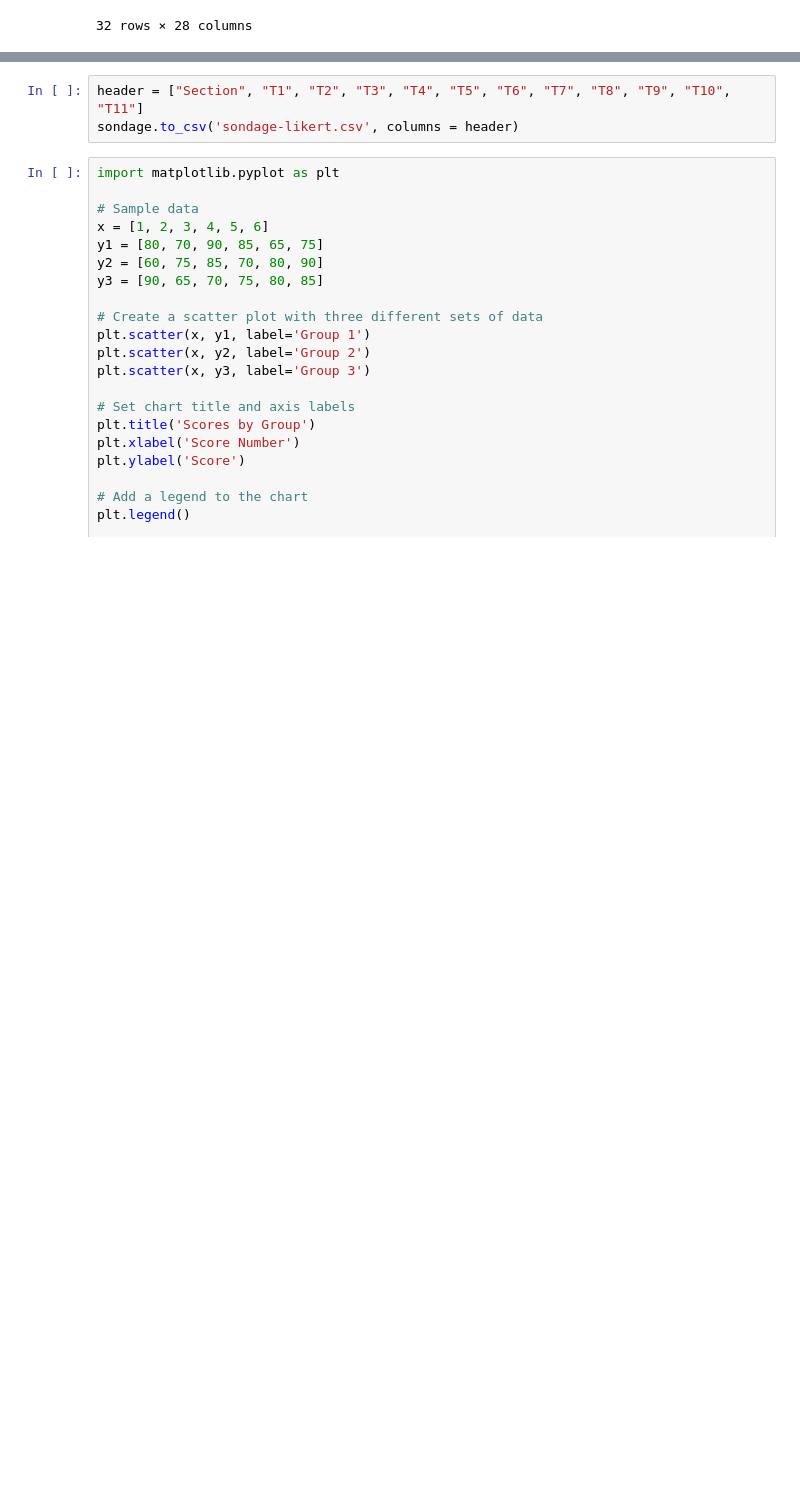
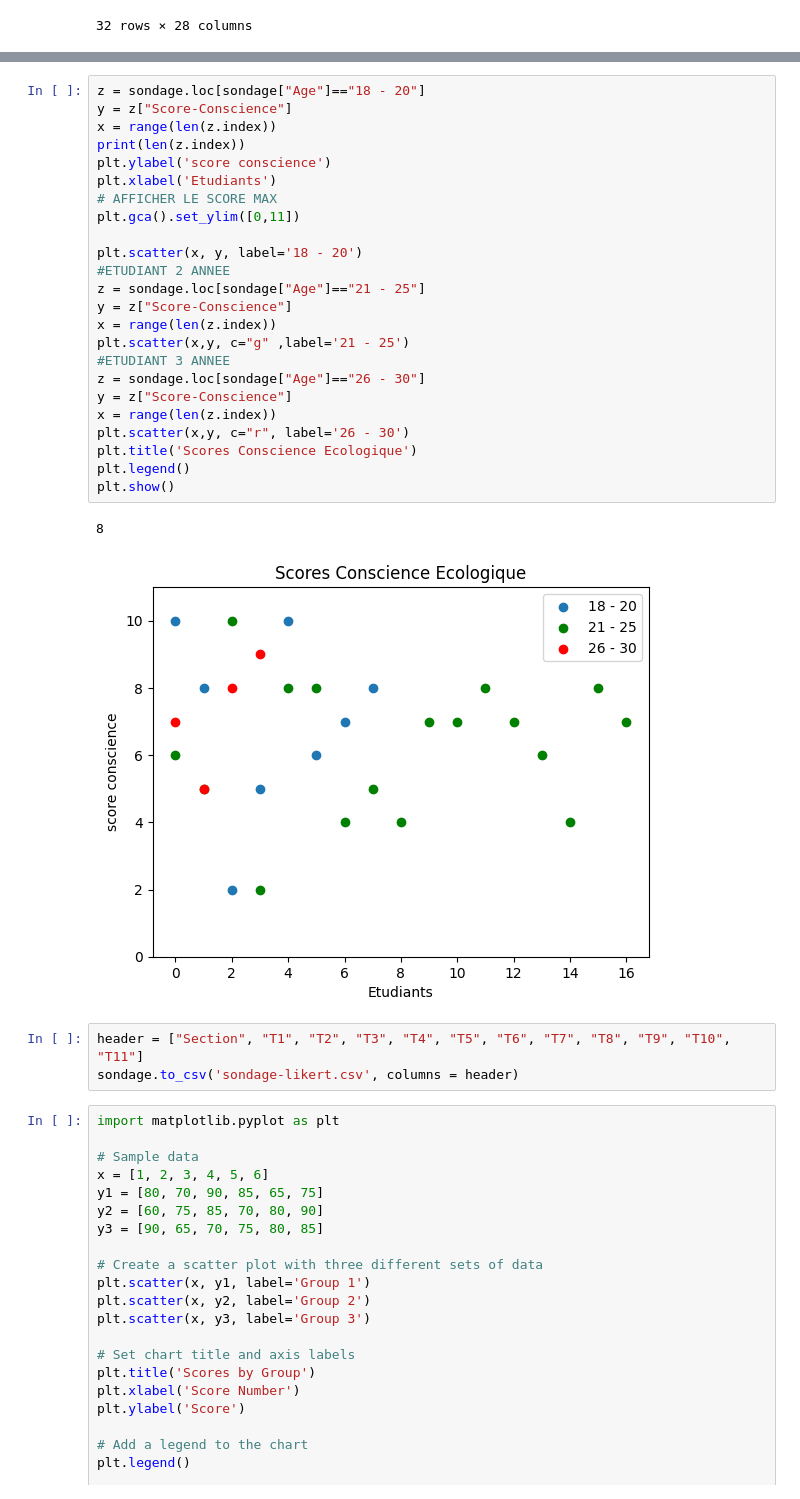
Before and after one commit to DigitalDanteCrypto/anova, a Jupyter notebook: sondage1.ipynb, the cells around one changed output, grey strips where cells are left out. Drawn from its saved outputs; the diff is of its cells as text; blank space fills up the shorter version.

```diff
--- a/sondage1.ipynb
+++ b/sondage1.ipynb
@@ -379,3 +379,30 @@ plt.show()
+# %%
+z = sondage.loc[sondage["Age"]=="18 - 20"]
+y = z["Score-Conscience"]
+x = range(len(z.index))
+print(len(z.index))
+plt.ylabel('score conscience')
+plt.xlabel('Etudiants')
+# AFFICHER LE SCORE MAX
+plt.gca().set_ylim([0,11])
+
+plt.scatter(x, y, label='18 - 20')
+#ETUDIANT 2 ANNEE
+z = sondage.loc[sondage["Age"]=="21 - 25"]
+y = z["Score-Conscience"]
+x = range(len(z.index))
+plt.scatter(x,y, c="g" ,label='21 - 25')
+#ETUDIANT 3 ANNEE
+z = sondage.loc[sondage["Age"]=="26 - 30"]
+y = z["Score-Conscience"]
+x = range(len(z.index))
+plt.scatter(x,y, c="r", label='26 - 30')
+plt.title('Scores Conscience Ecologique')
+plt.legend()
+plt.show()
+# %% [output]
+8
+[figure, added]
 # %%
 header = ["Section", "T1", "T2", "T3", "T4", "T5", "T6", "T7", "T8", "T9", "T10", "T11"]
 sondage.to_csv('sondage-likert.csv', columns = header)
```
Also changed, not shown: parts of 2 cells of this notebook, 1 other file.
